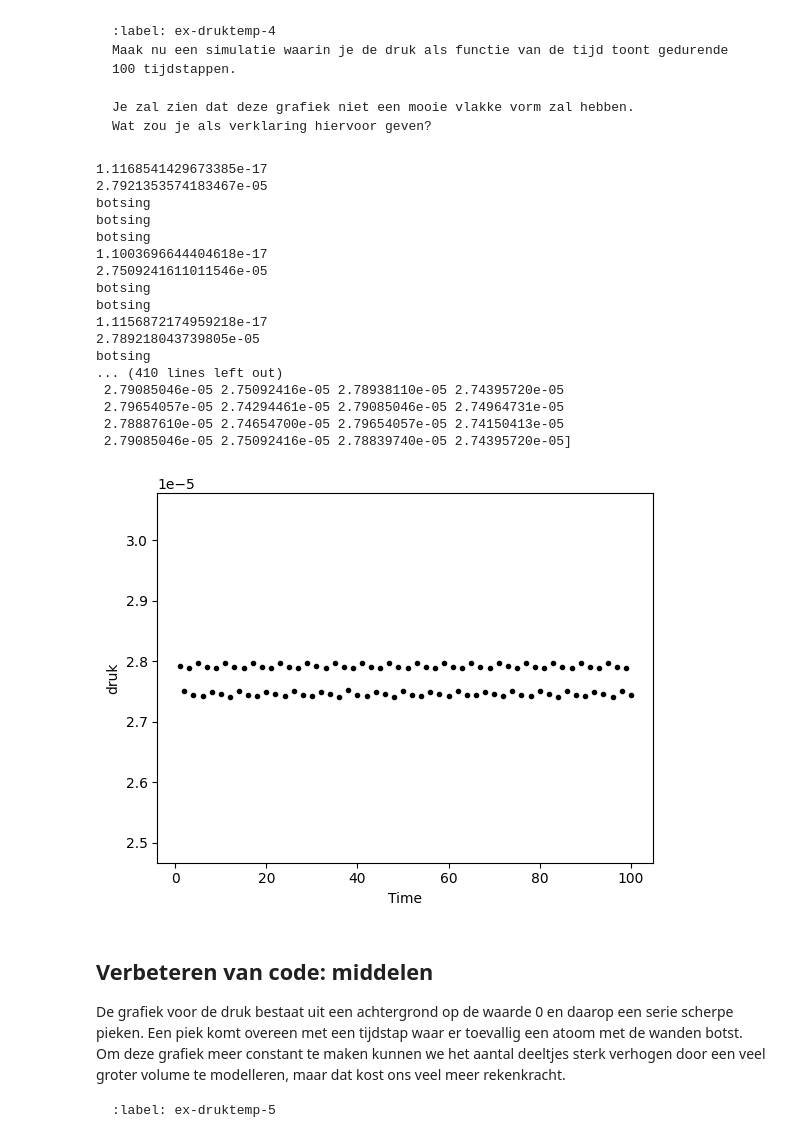
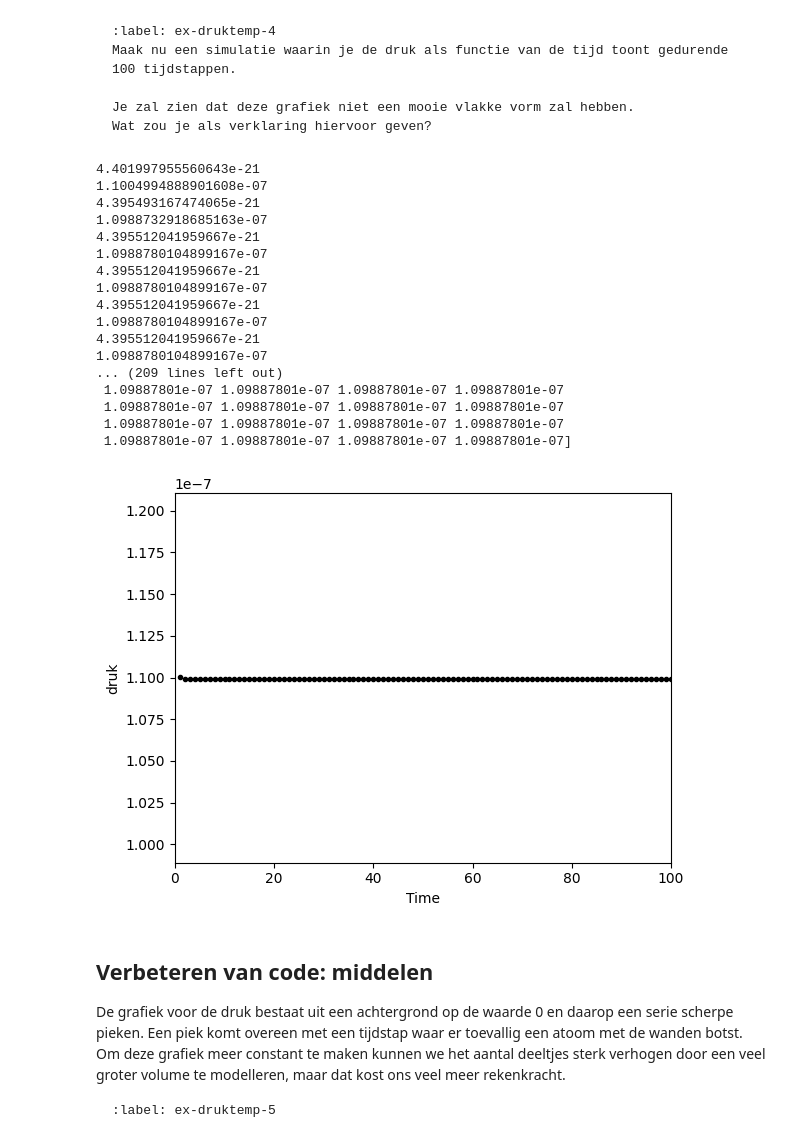
Before and after one commit to gltChboy/Thermo-groep-Bart-Ante, a Jupyter notebook: Content/PySim/5_druktemp.ipynb, the cells around one changed output. Cells and saved outputs as stored; diff of their text form; code cells hidden in the pictures.

Commit message:
temp = gefixt druk nog mee bezig

````diff
--- a/Content/PySim/5_druktemp.ipynb
+++ b/Content/PySim/5_druktemp.ipynb
@@ -98,6 +98,7 @@ def box_collision(particle: ParticleClass):
 # %% [markdown]
 Het uitvoeren en samennemen van deze functies over een lijst met deeltjes:
 # %%
+#hier is zelf apart de gemiddelde massa van een lucht deelte ingevoegd
 def create_particles(particles):
     """ Leegmaken en opnieuw aanmaken van deeltjes  in lijst """
     particles.clear()
@@ -105,7 +106,9 @@ def create_particles(particles):
         vx = np.random.uniform(-V_0, V_0)
         vy = np.random.choice([-1, 1]) * np.sqrt(V_0**2 - vx**2)
         pos = np.random.uniform(-BOX_SIZE_0/2 + RADIUS, BOX_SIZE_0/2 - RADIUS, 2)
-        particles.append(ParticleClass(m=1e-21, v=[vx, vy], r=pos, R=RADIUS))
+        ## hieronder massa lucht aangepast van 1 -> 4.65e-26 kg
+        particles.append(ParticleClass(m=4.65e-26, v=[vx, vy], r=pos, R=RADIUS))
+        ## hier
 
 # note dat deze handle_collisions functie anders is dan we gedaan in brownian motion
 # controleer zelf welke van de twee functies sneller is (wat, zoals gezegd, sterk afhangt van het aantal deeltjes!)
@@ -115,7 +118,8 @@ def handle_collisions(particles):
     for i in range(num_particles):
         for j in range(i+1, num_particles):
             if collide_detection(particles[i], particles[j]):
-                print("botsing")
+                #print functie om te checken of er wel echt botsingen zijn
+                #print("jo")
                 particle_collision(particles[i], particles[j])
 
 def handle_walls(particles):
@@ -220,7 +210,6 @@ Gebruik deze functie om een simulatie te maken waarin je de temperatuur als func
 ```
 # %%
 particles = []
-temperatures = np.zeros(100, dtype=float)
 times = np.linspace(1, 100, 100)
 create_particles(particles)
 
@@ -230,12 +219,14 @@ temp_gas = np.array([])
 for i in range(len(times)):
     take_time_step(particles)
     #berekend de temperatuur per frame
-    temp_gas = calc_temp(particles, temp_gas)
+    temp = temperature(particles)
+    temp_gas = np.append(temp_gas, temp)
 
 plt.figure()
 plt.ylim(min(temp_gas)*0.999, max(temp_gas)*1.001)
-plt.xlabel('Time')
-plt.ylabel('Temperature')
+plt.xlim(0, 100)
+plt.xlabel(r'$Time$ (s)')
+plt.ylabel(r'$Temperature$ (K)')
 plt.plot(times, temp_gas, 'k.')
 plt.show()
 # %% [output]
@@ -304,6 +280,7 @@ Programmeurs proberen het aantal globale variabelen te reduceren tot een minimum
 # %%
 impulse_outward = 0
 pressure = 0
+BOX_SIZE_0 *= 1e-9  # omtrek in meters
 
 def top_down_collision(particle: ParticleClass):
     global impulse_outward
@@ -311,6 +288,7 @@ def top_down_collision(particle: ParticleClass):
         particle.r[1] = np.sign(particle.r[1]) * (BOX_SIZE_0/2 - particle.R)
         impulse_outward += abs(particle.momentum[1]) * 2
         particle.v[1] *= -1
+        return impulse_outward
 
 def left_right_collision(particle: ParticleClass):
     global impulse_outward
@@ -318,10 +296,11 @@ def left_right_collision(particle: ParticleClass):
         particle.r[0] = np.sign(particle.r[0]) * (BOX_SIZE_0/2 - particle.R)
         impulse_outward += abs(particle.momentum[0]) * 2
         particle.v[0] *= -1
+        return impulse_outward
 
 def handle_walls(particles):
     """ botsing met wanden controleren voor alle deeltjes in lijst en bepaling druk """
-    global pressure, impulse_outward       # om pressure buiten de functie te kunnen gebruiken
+    global pressure, impulse_outward # om pressure buiten de functie te kunnen gebruiken
     impulse_outward = 0
     for p in particles:
         left_right_collision(p)
@@ -330,6 +309,15 @@ def handle_walls(particles):
     pressure = (impulse_outward) / (4 * BOX_SIZE_0 * DT)  # omtrek volume is oppervlak (2D sim)
     print(pressure)
     return pressure
+
+# de eigenlijke stappen in de simulatie
+def take_time_step_gas(particles):
+    """ zet tijdstap voor een lijst deeltjes en verwerk alle botsingen onderling en met wanden """
+    for p in particles:
+        p.update_position()
+    handle_collisions(particles)
+    pressure = handle_walls(particles)
+    return pressure
 # %% [markdown]
 ```{exercise}
 :label: ex-druktemp-4
@@ -339,49 +327,46 @@ Je zal zien dat deze grafiek niet een mooie vlakke vorm zal hebben.
 Wat zou je als verklaring hiervoor geven?
 ```
 # %%
-def func_druk(d_p, l, d_t):
-    return d_p/(l*d_t)
-
-
 particles = []
 times = np.linspace(1, 100, 100)
 create_particles(particles)
 
 #lege array voor de temperatuur van het gas
 druk_gas = np.array([])
 
 for i in range(len(times)):
-    take_time_step(particles)
-    #presure wordt berekend in handle_walls functie
+    pressure = take_time_step_gas(particles)
+    #pressure wordt berekend in handle_walls functie
     druk_gas = np.append(druk_gas, pressure)
 
 print(druk_gas)
 
 plt.figure()
 plt.ylim(min(druk_gas)*0.9, max(druk_gas)*1.1)
+plt.xlim(0, 100)
 plt.xlabel('Time')
 plt.ylabel('druk')
 plt.plot(times, druk_gas, 'k.')
 plt.show()
 # %% [output]
-1.1168541429673385e-17
-2.7921353574183467e-05
-botsing
-botsing
-botsing
-1.1003696644404618e-17
-2.7509241611011546e-05
-botsing
-botsing
-1.1156872174959218e-17
-2.789218043739805e-05
-botsing
-... (410 lines left out)
- 2.79085046e-05 2.75092416e-05 2.78938110e-05 2.74395720e-05
- 2.79654057e-05 2.74294461e-05 2.79085046e-05 2.74964731e-05
- 2.78887610e-05 2.74654700e-05 2.79654057e-05 2.74150413e-05
- 2.79085046e-05 2.75092416e-05 2.78839740e-05 2.74395720e-05]
+4.401997955560643e-21
+1.1004994888901608e-07
+4.395493167474065e-21
+1.0988732918685163e-07
+4.395512041959667e-21
+1.0988780104899167e-07
+4.395512041959667e-21
+1.0988780104899167e-07
+4.395512041959667e-21
+1.0988780104899167e-07
+4.395512041959667e-21
+1.0988780104899167e-07
+... (209 lines left out)
+ 1.09887801e-07 1.09887801e-07 1.09887801e-07 1.09887801e-07
+ 1.09887801e-07 1.09887801e-07 1.09887801e-07 1.09887801e-07
+ 1.09887801e-07 1.09887801e-07 1.09887801e-07 1.09887801e-07
+ 1.09887801e-07 1.09887801e-07 1.09887801e-07 1.09887801e-07]
-[figure, old version]
+[figure, new version]
 # %% [markdown]
 ## Verbeteren van code: middelen
 
````
Also changed, not shown: parts of 6 cells of this notebook.
